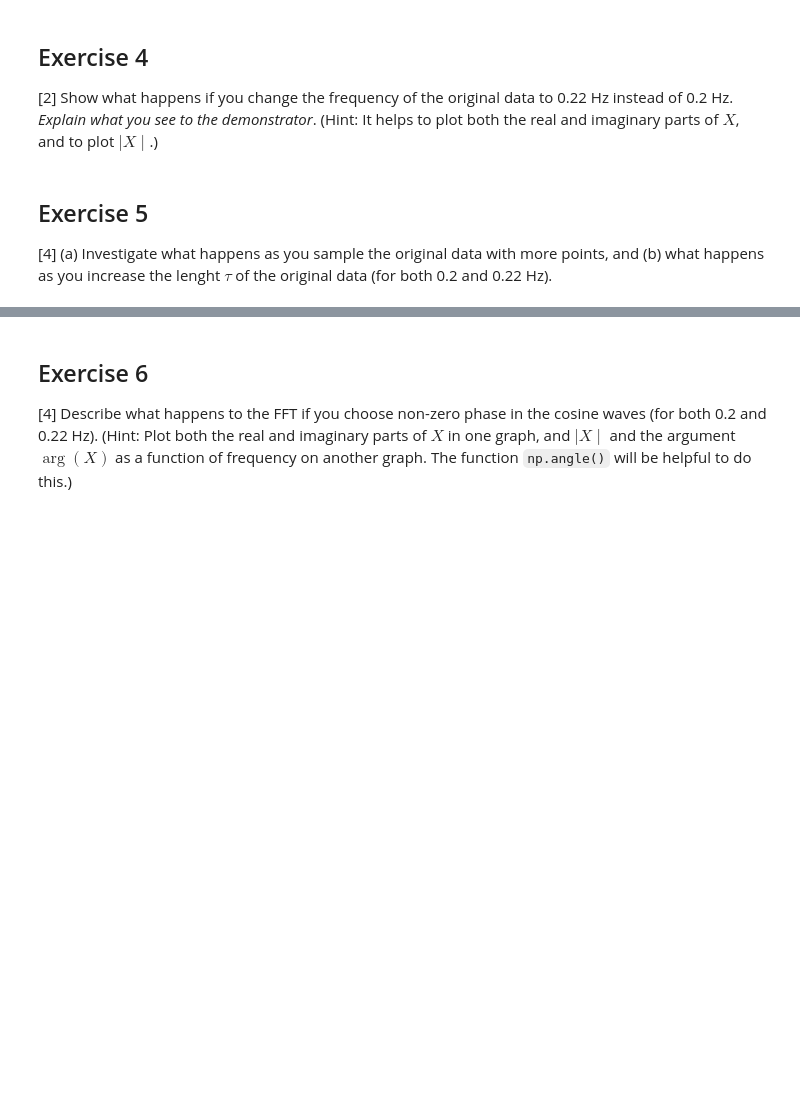
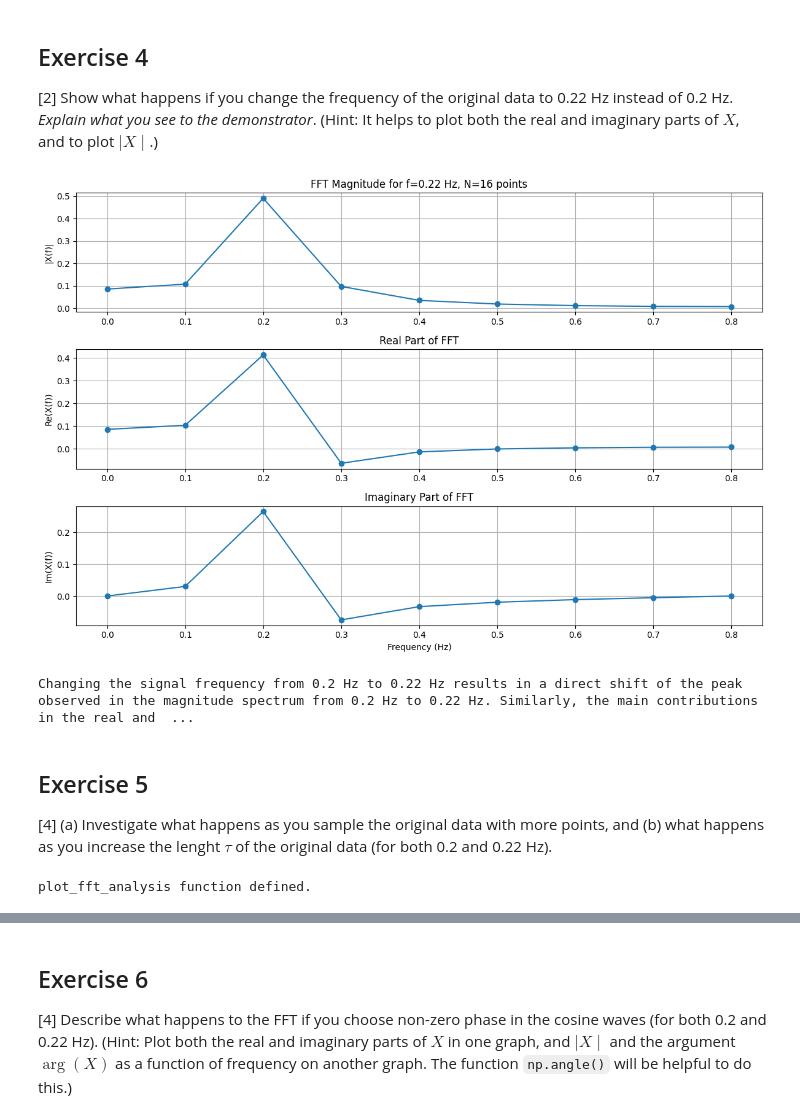
Before and after one commit to PX2145-2025/week-10-b-hughesethan, a Jupyter notebook: FFT.ipynb, the cells around one changed output, grey strips where cells are left out. Drawn from its saved outputs; the diff is of its cells as text; code cells hidden in the pictures; blank space fills up the shorter version.

```diff
--- a/FFT.ipynb
+++ b/FFT.ipynb
@@ -349,7 +356,81 @@ plt.grid()
 ## Exercise 4
 [2] Show what happens if you change the frequency of the original data to 0.22 Hz instead of 0.2 Hz. _Explain what you see to the demonstrator_.
 (Hint: It helps to plot both the real and imaginary parts of $X$, and to plot $\mid X \mid$.)
+# %%
+f_signal_new = 0.22 # New frequency
+
+# Recalculate x with the new frequency
+x_new = np.cos(2*np.pi*f_signal_new*t)
+
+# Calculate FFT using Spectrum1
+frq_new, X_amplitude_new = Spectrum1(x_new, Fs)
+
+plt.figure(figsize=(12, 8))
+
+# Plot Magnitude
+plt.subplot(3, 1, 1)
+plt.plot(frq_new, np.abs(X_amplitude_new), 'o-')
+plt.title(f'FFT Magnitude for f={f_signal_new} Hz, N={N} points')
+plt.ylabel('|X(f)|')
+plt.grid(True)
+
+# Plot Real part
+plt.subplot(3, 1, 2)
+plt.plot(frq_new, np.real(X_amplitude_new), 'o-')
+plt.title('Real Part of FFT')
+plt.ylabel('Re(X(f))')
+plt.grid(True)
+
+# Plot Imaginary part
+plt.subplot(3, 1, 3)
+plt.plot(frq_new, np.imag(X_amplitude_new), 'o-')
+plt.title('Imaginary Part of FFT')
+plt.xlabel('Frequency (Hz)')
+plt.ylabel('Im(X(f))')
+plt.grid(True)
+
+plt.tight_layout()
+plt.show()
+print("Changing the signal frequency from 0.2 Hz to 0.22 Hz results in a direct shift of the peak observed in the magnitude spectrum from 0.2 Hz to 0.22 Hz. Similarly, the main contributions in the real and imaginary parts of the FFT also shift to 0.22 Hz. This is because the FFT identifies the fundamental frequency components present in the signal; thus, when the signal's frequency changes, its corresponding representation in the frequency domain also shifts to match the new frequency.")
+# %% [output]
+[figure, added]
+Changing the signal frequency from 0.2 Hz to 0.22 Hz results in a direct shift of the peak observed in the magnitude spectrum from 0.2 Hz to 0.22 Hz. Similarly, the main contributions in the real and  ...
 # %% [markdown]
 ## Exercise 5
 
 [4] (a) Investigate what happens as you sample the original data with more points,  and (b) what happens as you increase the lenght $\tau$ of the original data (for both 0.2 and 0.22 Hz).
+# %%
+def plot_fft_analysis(N, tau, f_signal):
+    """
+    Generates a cosine wave, computes its FFT using Spectrum1, and plots the magnitude spectrum.
+
+    Args:
+        N (int): Number of points for sampling.
+        tau (float): Time length of the signal.
+        f_signal (float): Frequency of the cosine wave in Hz.
+    """
+    # Create time array
+    t = np.linspace(0, tau, N, endpoint=False)
+
+    # Create the cosine wave signal
+    x = np.cos(2 * np.pi * f_signal * t)
+
+    # Calculate the sampling rate Fs
+    Fs = N / tau
+
+    # Compute the FFT using Spectrum1
+    frq, X_amplitude = Spectrum1(x, Fs)
+
+    # Plot the magnitude spectrum
+    plt.figure(figsize=(10, 6))
+    plt.plot(frq, np.abs(X_amplitude), 'o-')
+    plt.title(f'FFT of Cosine Wave (Amplitude vs. Frequency) for f={f_signal} Hz, N={N} points')
+    plt.xlabel('Frequency (Hz)')
+    plt.ylabel('|X(f)|')
+    plt.grid(True)
+    plt.show()
+    print(f"FFT analysis for N={N}, tau={tau}, f_signal={f_signal} Hz completed.")
+
+print("plot_fft_analysis function defined.")
+# %% [output]
+plot_fft_analysis function defined.
```
Also changed, not shown: parts of 13 cells of this notebook.
